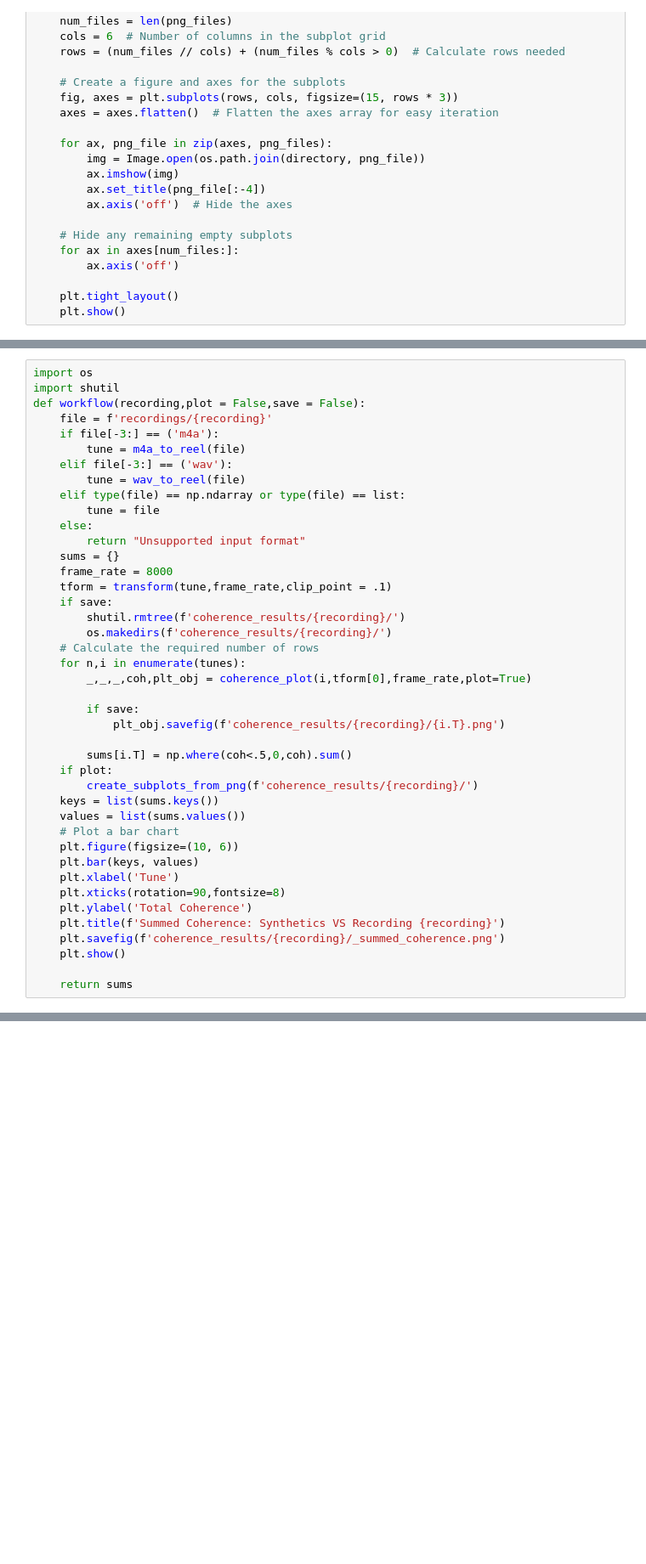
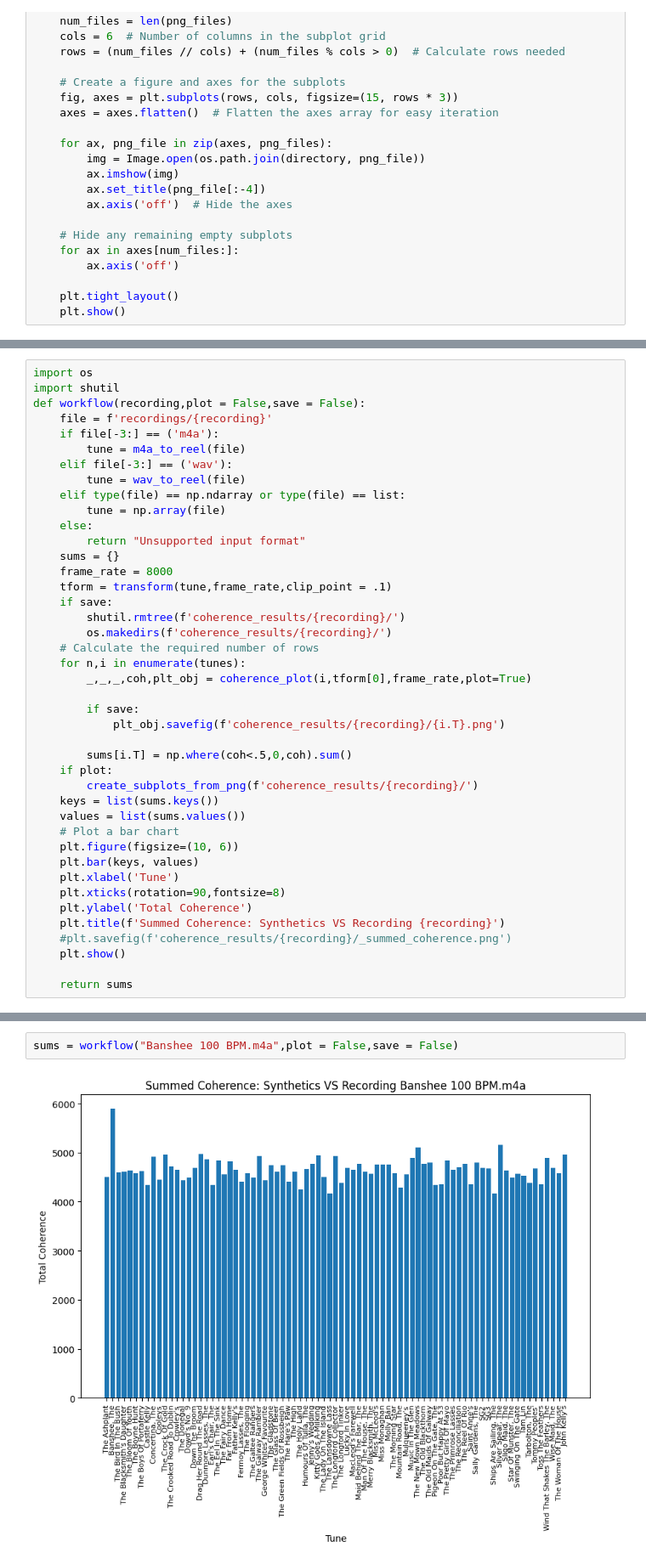
Before and after one commit to noshore5/Wavelet-Tech, a Jupyter notebook: synthetic_tunes/main_project.ipynb, the cells around one changed output, grey strips where cells are left out. Shown at 85% size. Cells and saved outputs as stored; diff of their text form; blank space fills up the shorter version.

```diff
--- a/synthetic_tunes/main_project.ipynb
+++ b/synthetic_tunes/main_project.ipynb
@@ -419,7 +432,7 @@ def workflow(recording,plot = False,save = False):
     elif file[-3:] == ('wav'):
         tune = wav_to_reel(file)
     elif type(file) == np.ndarray or type(file) == list:
-        tune = file
+        tune = np.array(file)
     else:
         return "Unsupported input format"
     sums = {}
@@ -447,7 +460,7 @@ def workflow(recording,plot = False,save = False):
     plt.xticks(rotation=90,fontsize=8)
     plt.ylabel('Total Coherence')
     plt.title(f'Summed Coherence: Synthetics VS Recording {recording}')
-    plt.savefig(f'coherence_results/{recording}/_summed_coherence.png')
+    #plt.savefig(f'coherence_results/{recording}/_summed_coherence.png')
     plt.show()
 
     return sums
@@ -474,0 +473,4 @@ workflow("Saint Annes 100 bpm.wav")
+# %%
+sums = workflow("Banshee 100 BPM.m4a",plot = False,save = False)
+# %% [output]
+[figure, added]
```
Also changed, not shown: parts of 6 cells of this notebook, 5 other files.
